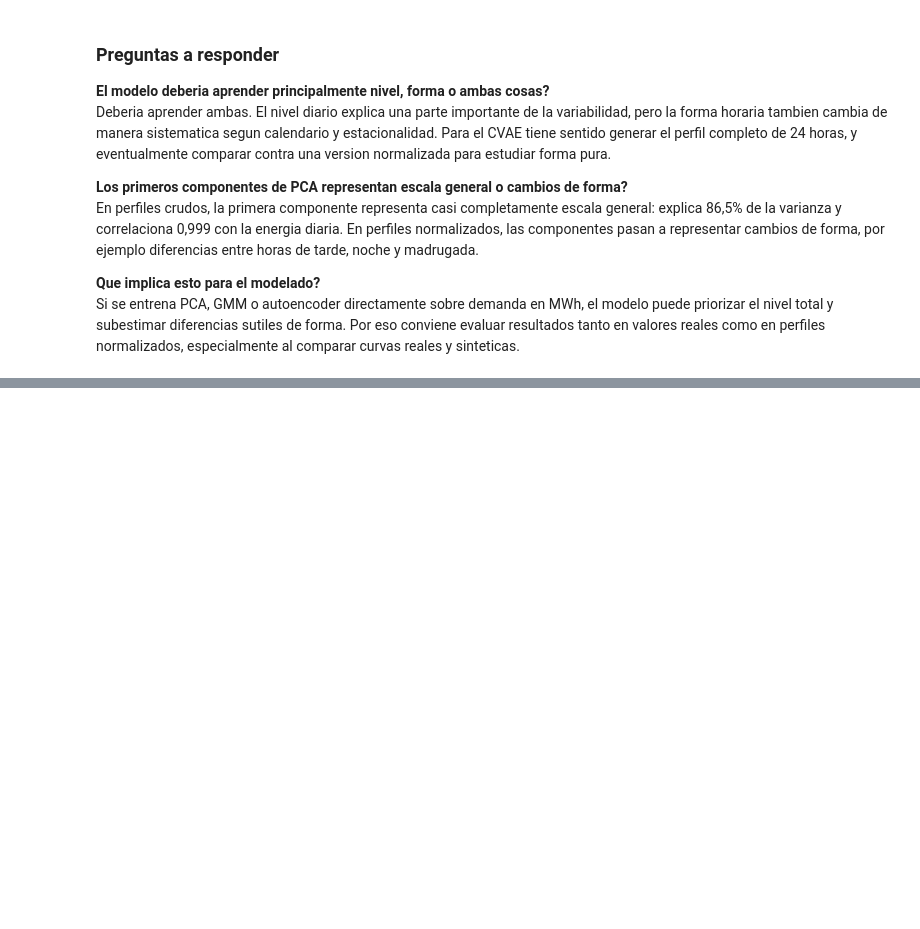
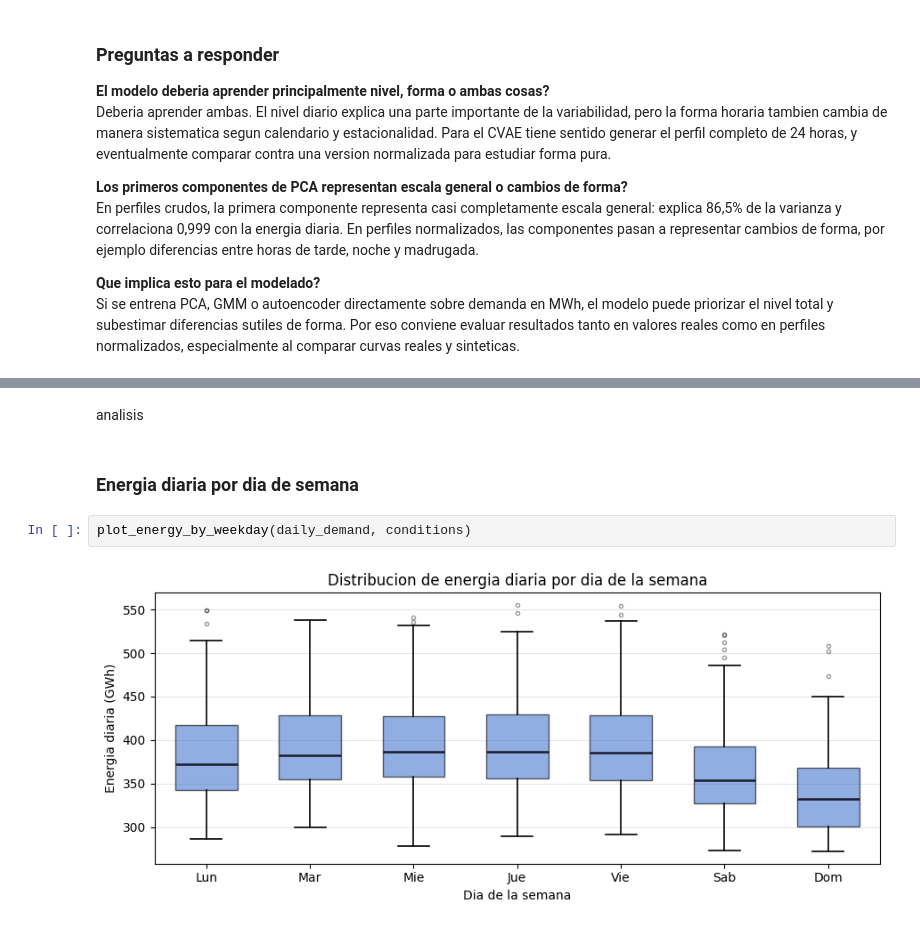
Before and after one commit to biancapaz/tp_final_ml, a Jupyter notebook: notebooks/eda.ipynb, the cells around one changed output, grey strips where cells are left out. Saved outputs shown, nothing was run; the diff lists cells and outputs as text; blank space fills up the shorter version.

Commit message:
codigo de calendario, falta analisis de graficos

```diff
--- a/notebooks/eda.ipynb
+++ b/notebooks/eda.ipynb
@@ -246,0 +297,8 @@ Si se entrena PCA, GMM o autoencoder directamente sobre demanda en MWh, el model
+# %% [markdown]
+analisis
+# %% [markdown]
+### Energia diaria por dia de semana
+# %%
+plot_energy_by_weekday(daily_demand, conditions)
+# %% [output]
+[figure, added]
```
Also changed, not shown: parts of 13 cells of this notebook, 1 other file.
